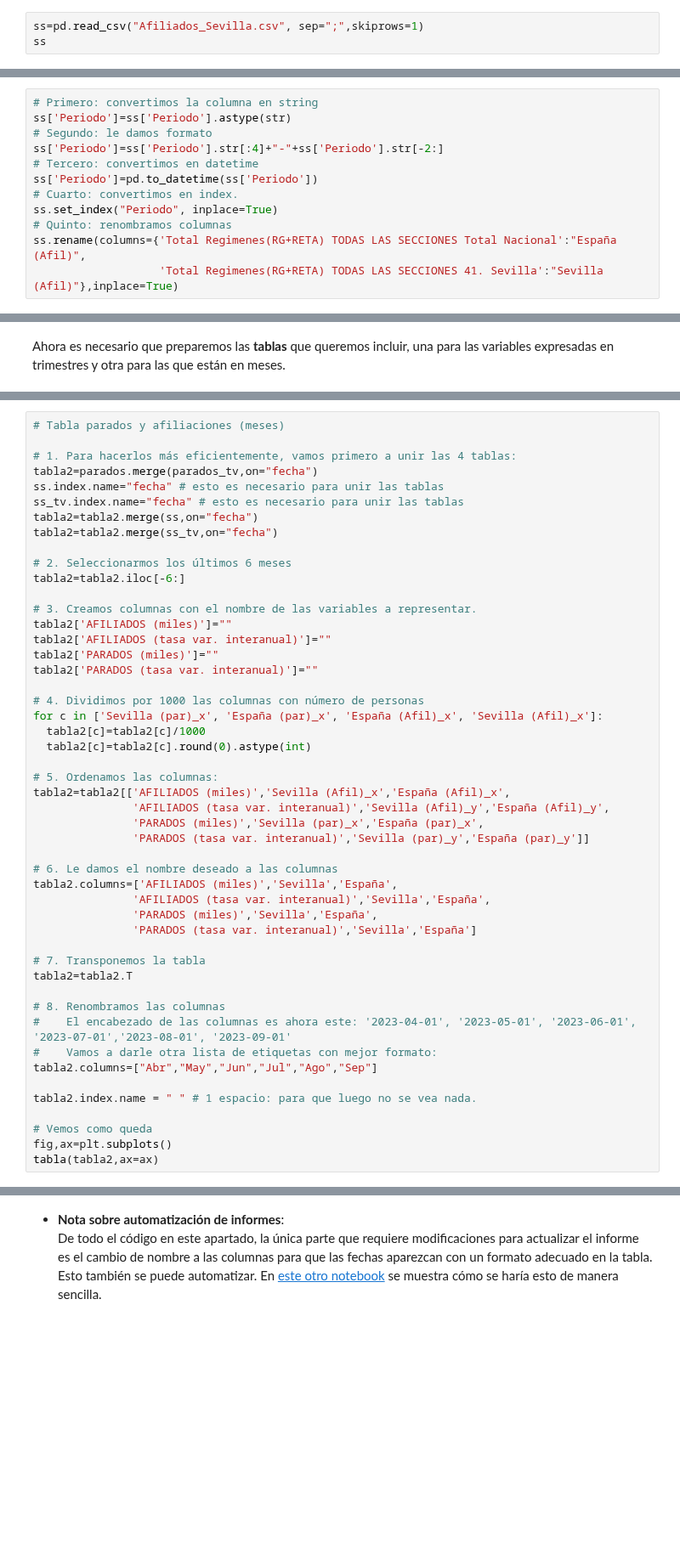
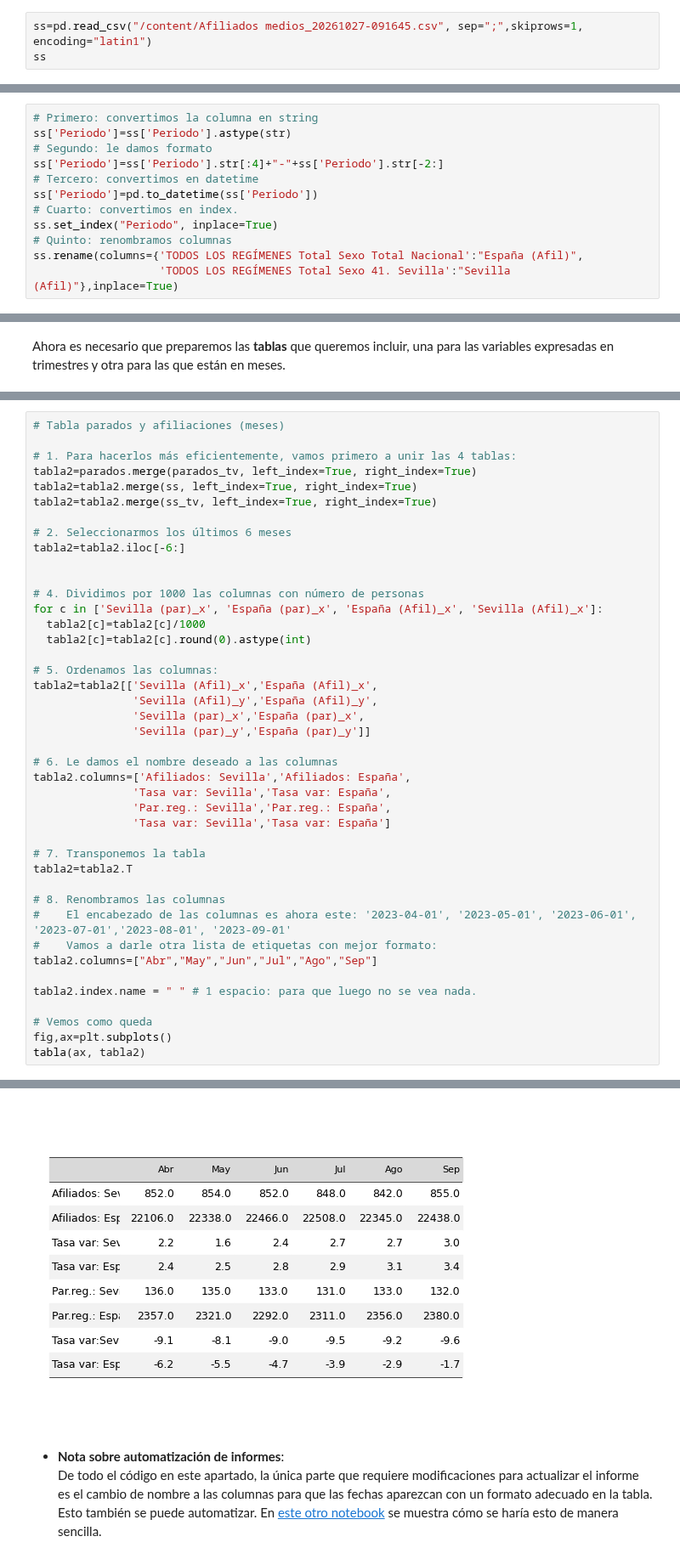
Before and after one commit to otoperalias/Coyuntura, a Jupyter notebook: clases/Tema2_IV.ipynb, the cells around one changed output, grey strips where cells are left out. Shown at 85% size. Saved outputs shown, nothing was run; the diff lists cells and outputs as text; blank space fills up the shorter version.

```diff
--- a/clases/Tema2_IV.ipynb
+++ b/clases/Tema2_IV.ipynb
@@ -97,5 +155,5 @@ En la página de las [estadísticas de afiliaciones](https://w6.seg-social.es/PX
 En este caso, los datos se pueden descargar cómodamente: seleccionamos todos los periodos, Total Nacional y Sevilla, "Total Regímenes" y Todas las secciones. Clicamos en CONTINUAR y luego hacemos clic en "Pivotación manual", para poner los periodos en las filas y los datos de España y Sevilla en las columnas.
 Finalmente, en la barra de la izquierda, clicamos en **Grabar el resultados como...**, indicando *Excel formato ( csv)* y con el nombre "Afiliados_Sevilla".
 # %%
-ss=pd.read_csv("Afiliados_Sevilla.csv", sep=";",skiprows=1)
+ss=pd.read_csv("/content/Afiliados medios_20261027-091645.csv", sep=";",skiprows=1, encoding="latin1")
 ss
@@ -111,8 +183,8 @@ ss['Periodo']=pd.to_datetime(ss['Periodo'])
 # Cuarto: convertimos en index.
 ss.set_index("Periodo", inplace=True)
 # Quinto: renombramos columnas
-ss.rename(columns={'Total Regimenes(RG+RETA) TODAS LAS SECCIONES Total Nacional':"España (Afil)",
-                   'Total Regimenes(RG+RETA) TODAS LAS SECCIONES 41. Sevilla':"Sevilla (Afil)"},inplace=True)
+ss.rename(columns={'TODOS LOS REGÍMENES Total Sexo Total Nacional':"España (Afil)",
+                   'TODOS LOS REGÍMENES Total Sexo 41. Sevilla':"Sevilla (Afil)"},inplace=True)
 # %%
 # Podemos dibujar un gráfico para ver que está todo bien.
 ss.plot()
@@ -174,20 +254,13 @@ tabla(epa2,ax=ax)
 # Tabla parados y afiliaciones (meses)
 
 # 1. Para hacerlos más eficientemente, vamos primero a unir las 4 tablas:
-tabla2=parados.merge(parados_tv,on="fecha")
-ss.index.name="fecha" # esto es necesario para unir las tablas
-ss_tv.index.name="fecha" # esto es necesario para unir las tablas
-tabla2=tabla2.merge(ss,on="fecha")
-tabla2=tabla2.merge(ss_tv,on="fecha")
+tabla2=parados.merge(parados_tv, left_index=True, right_index=True)
+tabla2=tabla2.merge(ss, left_index=True, right_index=True)
+tabla2=tabla2.merge(ss_tv, left_index=True, right_index=True)
 
 # 2. Seleccionarmos los últimos 6 meses
 tabla2=tabla2.iloc[-6:]
 
-# 3. Creamos columnas con el nombre de las variables a representar.
-tabla2['AFILIADOS (miles)']=""
-tabla2['AFILIADOS (tasa var. interanual)']=""
-tabla2['PARADOS (miles)']=""
-tabla2['PARADOS (tasa var. interanual)']=""
 
 # 4. Dividimos por 1000 las columnas con número de personas
 for c in ['Sevilla (par)_x', 'España (par)_x', 'España (Afil)_x', 'Sevilla (Afil)_x']:
@@ -195,16 +268,16 @@ for c in ['Sevilla (par)_x', 'España (par)_x', 'España (Afil)_x', 'Sevilla (Af
   tabla2[c]=tabla2[c].round(0).astype(int)
 
 # 5. Ordenamos las columnas:
-tabla2=tabla2[['AFILIADOS (miles)','Sevilla (Afil)_x','España (Afil)_x',
-               'AFILIADOS (tasa var. interanual)','Sevilla (Afil)_y','España (Afil)_y',
-               'PARADOS (miles)','Sevilla (par)_x','España (par)_x',
-               'PARADOS (tasa var. interanual)','Sevilla (par)_y','España (par)_y']]
+tabla2=tabla2[['Sevilla (Afil)_x','España (Afil)_x',
+               'Sevilla (Afil)_y','España (Afil)_y',
+               'Sevilla (par)_x','España (par)_x',
+               'Sevilla (par)_y','España (par)_y']]
 
 # 6. Le damos el nombre deseado a las columnas
-tabla2.columns=['AFILIADOS (miles)','Sevilla','España',
-               'AFILIADOS (tasa var. interanual)','Sevilla','España',
-               'PARADOS (miles)','Sevilla','España',
-               'PARADOS (tasa var. interanual)','Sevilla','España']
+tabla2.columns=['Afiliados: Sevilla','Afiliados: España',
+               'Tasa var: Sevilla','Tasa var: España',
+               'Par.reg.: Sevilla','Par.reg.: España',
+               'Tasa var: Sevilla','Tasa var: España']
 
 # 7. Transponemos la tabla
 tabla2=tabla2.T
@@ -218,4 +291,5 @@ tabla2.index.name = " " # 1 espacio: para que luego no se vea nada.
 
 # Vemos como queda
 fig,ax=plt.subplots()
-tabla(tabla2,ax=ax)
+tabla(ax, tabla2)
+# %% [output]
@@ -222,3 +297,4 @@ tabla(tabla2,ax=ax)
+[figure, added]
 # %% [markdown]
 * **Nota sobre automatización de informes**:
 De todo el código en este apartado, la única parte que requiere modificaciones para actualizar el informe es el cambio de nombre a las columnas para que las fechas aparezcan con un formato adecuado en la tabla. Esto también se puede automatizar. En [este otro notebook](https://github.com/otoperalias/Coyuntura/blob/main/clases/Tema2_IV_ap2.ipynb) se muestra cómo se haría esto de manera sencilla.
```
Also changed, not shown: parts of 12 cells of this notebook.
